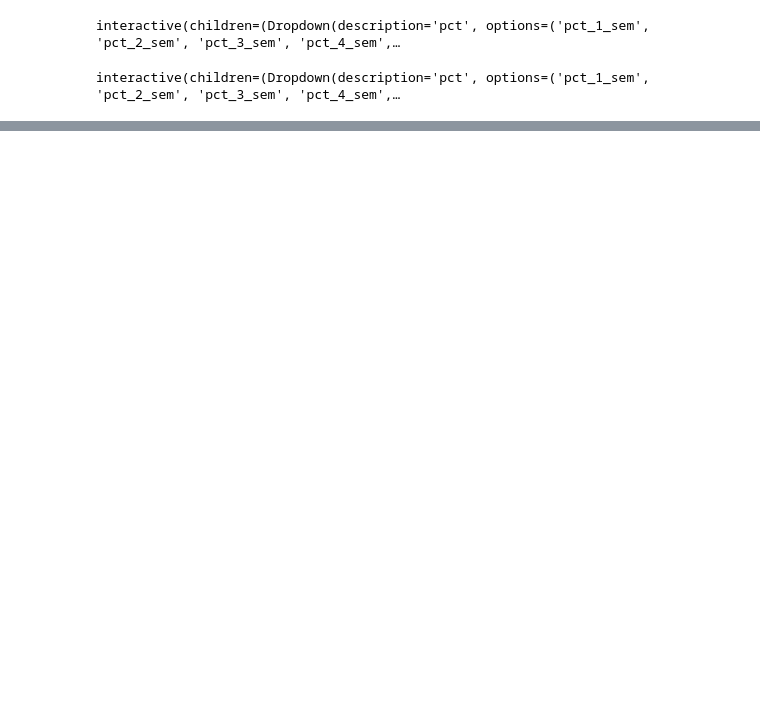
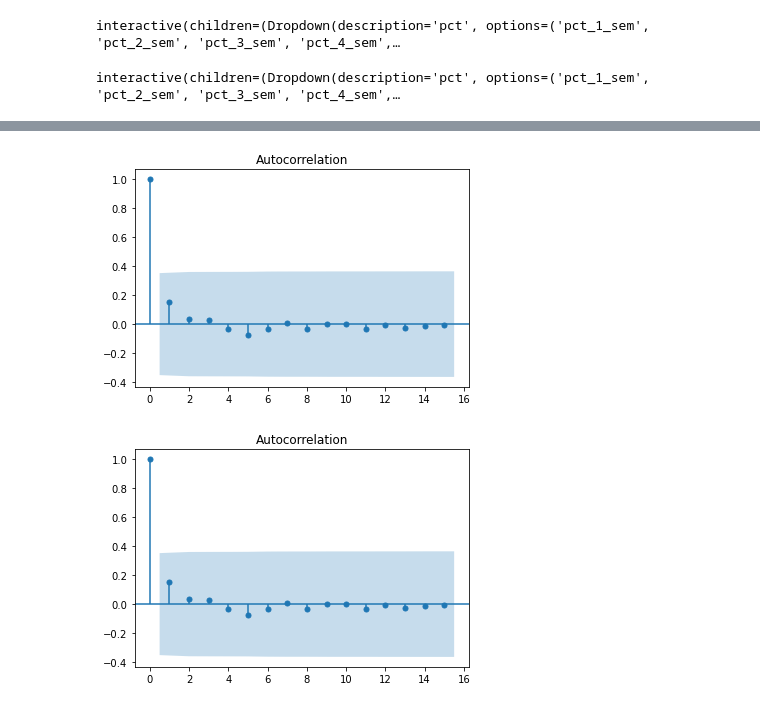
Before and after one commit to renatoreggiani/RiskAI, a Jupyter notebook: Analise GSRAII.ipynb, the cells around one changed output, grey strips where cells are left out. Saved outputs shown, nothing was run; the diff lists cells and outputs as text; code cells hidden in the pictures; blank space fills up the shorter version.

```diff
--- a/Analise GSRAII.ipynb
+++ b/Analise GSRAII.ipynb
@@ -266,0 +345,5 @@ fig.show()
+# %%
+plot_acf(lag_pacf)
+# %% [output]
+[figure, added]
+[figure, added]
```
Also changed, not shown: parts of 25 cells of this notebook, 3 other files.
